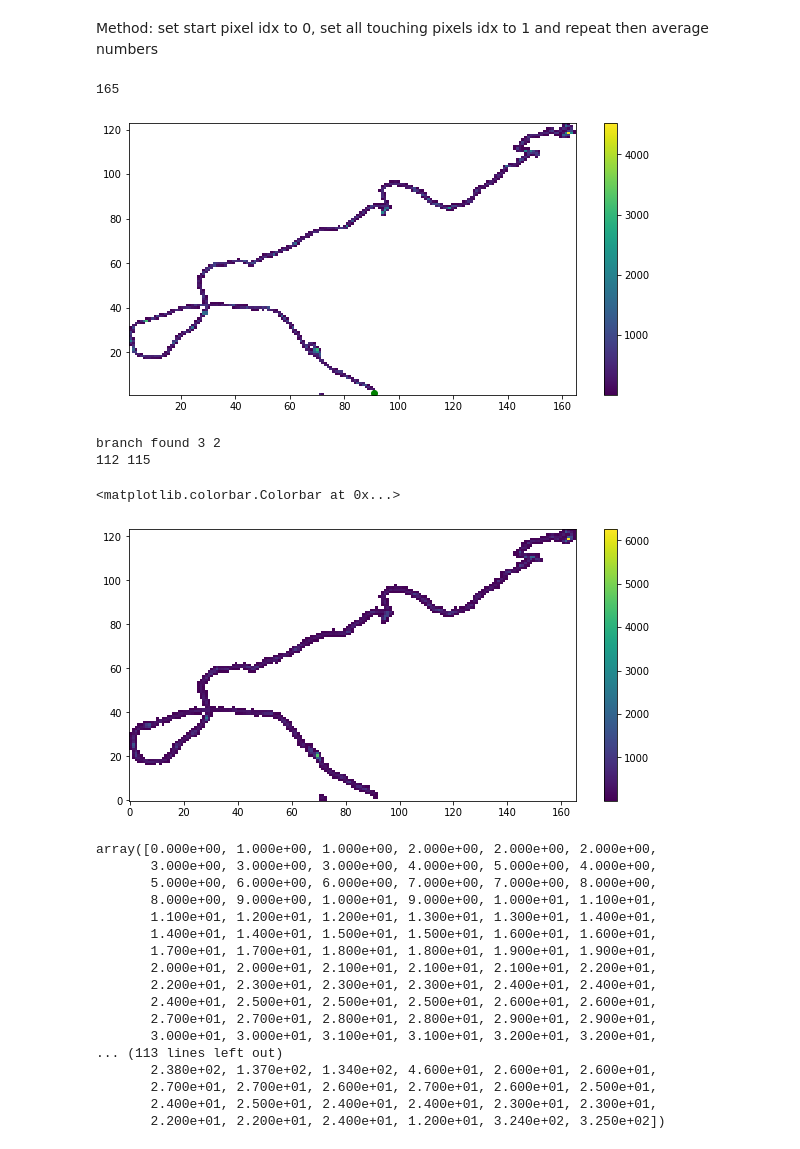
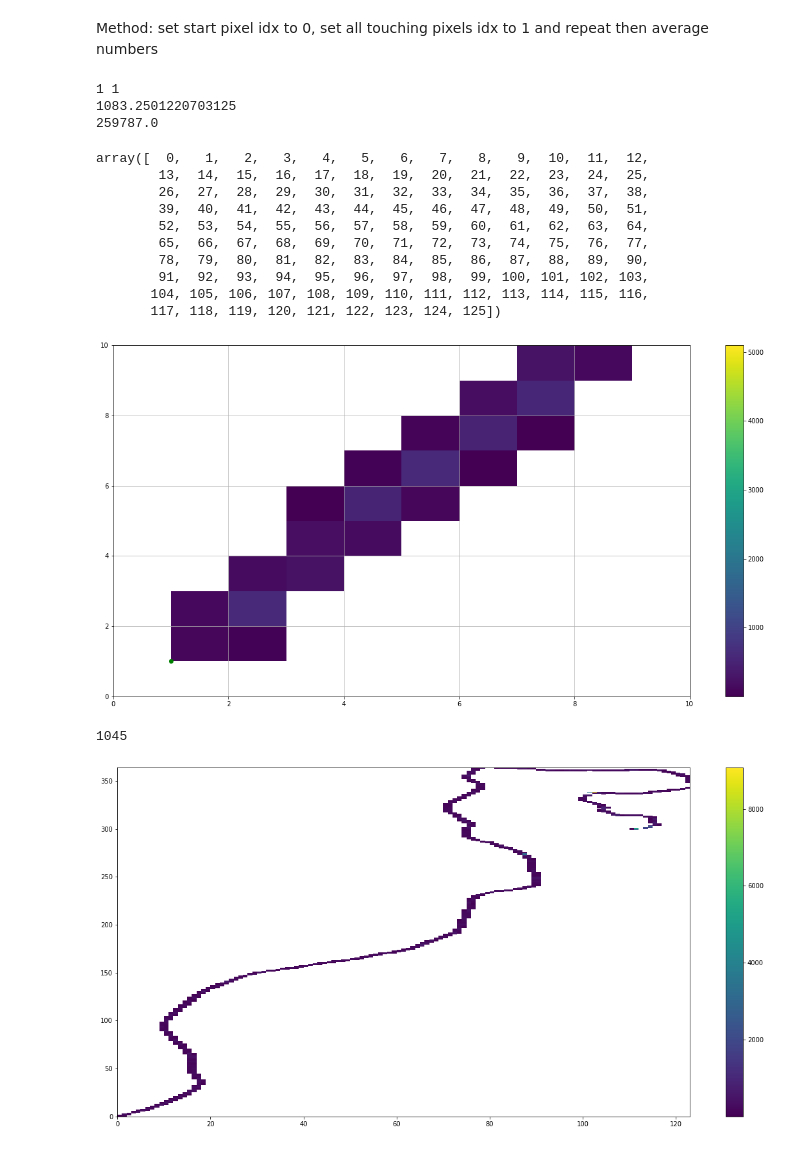
Before and after one commit to harryxni/detector_sim, a Jupyter notebook: analysis/reconstruction.ipynb, the cells around one changed output. Cells and saved outputs as stored; diff of their text form; code cells hidden in the pictures.

```diff
--- a/analysis/reconstruction.ipynb
+++ b/analysis/reconstruction.ipynb
@@ -3,7 +3,7 @@ import uproot
 import numpy as np
 import matplotlib.pyplot as plt
 from scipy import stats
-plt.rcParams['figure.figsize'] = [10, 5]
+plt.rcParams['figure.figsize'] = [20, 10]
 # %%
 tracks_t = uproot.open("../test.root:diffusion output")
 #tracks_t.values()
@@ -138,5 +184,5 @@ def average_track(track_ids, deps, charge):
 # %%
-event_num = 5 #good ones: 0,2,6,13,14 sorta:5,10,11 bad: 15(?),18(need to investigate this one),11,4,1,8,9
+event_num = 0 #good ones: 0,2,6,13,14,9,15,11 sorta:5,10,11 bad:18(need to investigate this one), 4,1,8
 x_pix = tracks_t["x_pix"].array()[event_num]
 y_pix = tracks_t["y_pix"].array()[event_num]
 c_dep = tracks_t["depC_pix"].array()[event_num]
@@ -144,4 +190,7 @@ z_toa = tracks_t["z_toa"].array()[event_num]
 mean_z = tracks_t["mean_z"].array()[event_num]
 z_toa = z_toa - min(z_toa)+1
 print(np.sum(c_dep))
+binsx=np.arange(-1,np.max(x_pix)+1,1)
+binsy=np.arange(-1,np.max(y_pix)+1,1)
+binsx
 # %% [output]
@@ -150,14 +209,33 @@ print(np.sum(c_dep))
 Method: set start pixel idx to 0, set all touching pixels idx to 1 and repeat
 then average numbers
 # %%
-pix, xedges, yedges, image = plt.hist2d(x_pix, y_pix, (max(x_pix), max(y_pix)), cmin=0.01, weights=c_dep)
+pix, xedges, yedges, image = plt.hist2d(x_pix, y_pix, (binsx+1, binsy+1), cmin=0.01, weights=c_dep)
+#plt.xticks(binsx)
 #plt.plot(locs[0],locs[1], 'go')
 plt.plot(x_pix[0], y_pix[0],'go')
+print(x_pix[0], y_pix[0])
 plt.colorbar()
-print(len(pix))
+plt.xlim((0,10))
+plt.ylim((0,10))
+print(mean_z)
+plt.grid()
+print(np.nansum(pix))
+xedges
 # %% [output]
-165
+1 1
+1083.2501220703125
+259787.0
+array([  0,   1,   2,   3,   4,   5,   6,   7,   8,   9,  10,  11,  12,
+        13,  14,  15,  16,  17,  18,  19,  20,  21,  22,  23,  24,  25,
+        26,  27,  28,  29,  30,  31,  32,  33,  34,  35,  36,  37,  38,
+        39,  40,  41,  42,  43,  44,  45,  46,  47,  48,  49,  50,  51,
+        52,  53,  54,  55,  56,  57,  58,  59,  60,  61,  62,  63,  64,
+        65,  66,  67,  68,  69,  70,  71,  72,  73,  74,  75,  76,  77,
+        78,  79,  80,  81,  82,  83,  84,  85,  86,  87,  88,  89,  90,
+        91,  92,  93,  94,  95,  96,  97,  98,  99, 100, 101, 102, 103,
+       104, 105, 106, 107, 108, 109, 110, 111, 112, 113, 114, 115, 116,
+       117, 118, 119, 120, 121, 122, 123, 124, 125])
-[figure, old version]
+[figure, new version]
 # %%
 pix_array=pix
 # %%
@@ -167,7 +245,4 @@ track_idx[:]=np.nan
 track_idx[0]=0
 idx=0
 track_id=label_track(deps)
-# %% [output]
-branch found 3 2
-112 115
 # %%
@@ -177,35 +252,17 @@ x_new=[]
 y_new=[]
 #z=[]
 for val in avg_track:
-    z0=10000#um
+    z0=1000#um
     x,y,z=diffuse(val, z0)
     x_new.extend(x)
     y_new.extend(y)
 
-    #z.extend(z)
+pix, xedges, yedges, image = plt.hist2d(x_new, y_new, (binsx, binsy),cmin=0.1)
+plt.colorbar()
+print(np.count_nonzero(~np.isnan(pix)))
 
-pix, xedges, yedges, image = plt.hist2d(x_new, y_new, (max(x_pix), max(y_pix)),cmin=0.1)
-plt.colorbar()
+#plt.xlim((0,10))
+#plt.ylim((0,10))
 # %% [output]
-<matplotlib.colorbar.Colorbar at 0x...>
+1045
-[figure, old version]
+[figure, new version]
-# %%
-track_id
-# %% [output]
-array([0.000e+00, 1.000e+00, 1.000e+00, 2.000e+00, 2.000e+00, 2.000e+00,
-       3.000e+00, 3.000e+00, 3.000e+00, 4.000e+00, 5.000e+00, 4.000e+00,
-       5.000e+00, 6.000e+00, 6.000e+00, 7.000e+00, 7.000e+00, 8.000e+00,
-       8.000e+00, 9.000e+00, 1.000e+01, 9.000e+00, 1.000e+01, 1.100e+01,
-       1.100e+01, 1.200e+01, 1.200e+01, 1.300e+01, 1.300e+01, 1.400e+01,
-       1.400e+01, 1.400e+01, 1.500e+01, 1.500e+01, 1.600e+01, 1.600e+01,
-       1.700e+01, 1.700e+01, 1.800e+01, 1.800e+01, 1.900e+01, 1.900e+01,
-       2.000e+01, 2.000e+01, 2.100e+01, 2.100e+01, 2.100e+01, 2.200e+01,
-       2.200e+01, 2.300e+01, 2.300e+01, 2.300e+01, 2.400e+01, 2.400e+01,
-       2.400e+01, 2.500e+01, 2.500e+01, 2.500e+01, 2.600e+01, 2.600e+01,
-       2.700e+01, 2.700e+01, 2.800e+01, 2.800e+01, 2.900e+01, 2.900e+01,
-       3.000e+01, 3.000e+01, 3.100e+01, 3.100e+01, 3.200e+01, 3.200e+01,
-... (113 lines left out)
-       2.380e+02, 1.370e+02, 1.340e+02, 4.600e+01, 2.600e+01, 2.600e+01,
-       2.700e+01, 2.700e+01, 2.600e+01, 2.700e+01, 2.600e+01, 2.500e+01,
-       2.400e+01, 2.500e+01, 2.400e+01, 2.400e+01, 2.300e+01, 2.300e+01,
-       2.200e+01, 2.200e+01, 2.400e+01, 1.200e+01, 3.240e+02, 3.250e+02])
```
Also changed, not shown: parts of 21 cells of this notebook.
